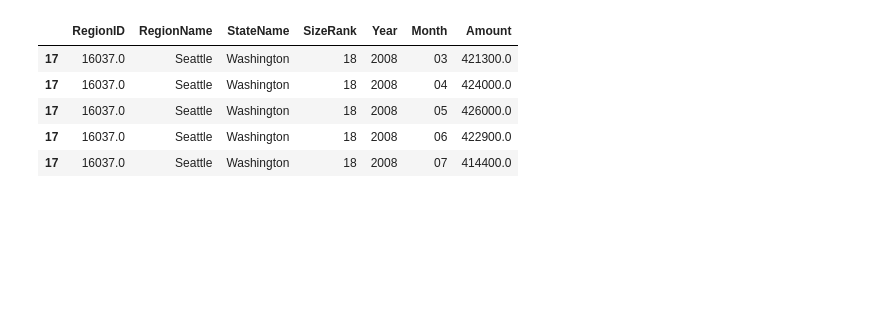
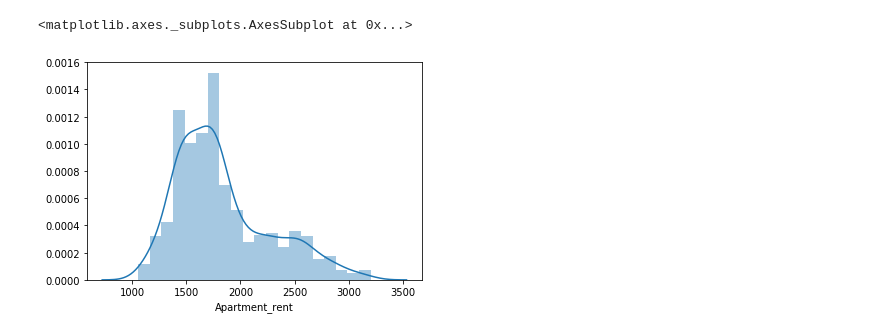
Before and after one commit to yichiang/Project-Apartment-Rent-Prediction, a Jupyter notebook: EDA.ipynb, the cells around one changed output. Cells and saved outputs as stored; diff of their text form; code cells hidden in the pictures; blank space fills up the shorter version.

```diff
--- a/EDA.ipynb
+++ b/EDA.ipynb
@@ -30,11 +32,5 @@ zillow_apartment_df.head()
-# %%
-with open("zillow_housing.pkl", 'rb') as picklefile:
-    zillow_housing_df = pickle.load(picklefile)
-zillow_housing_df.head()
-# %% [output]
-|  | RegionID | RegionName | StateName | SizeRank | Year | Month | Amount |
-| 17 | 16037.0 | Seattle | Washington | 18 | 2008 | 03 | 421300.0 |
-| 17 | 16037.0 | Seattle | Washington | 18 | 2008 | 04 | 424000.0 |
-| 17 | 16037.0 | Seattle | Washington | 18 | 2008 | 05 | 426000.0 |
-| 17 | 16037.0 | Seattle | Washington | 18 | 2008 | 06 | 422900.0 |
-| 17 | 16037.0 | Seattle | Washington | 18 | 2008 | 07 | 414400.0 |
+# %%
+sns.distplot(merge_housing.Apartment_rent)
+# %% [output]
+<matplotlib.axes._subplots.AxesSubplot at 0x...>
+[figure, added]
```
Also changed, not shown: parts of 23 cells of this notebook, 8 other files.
